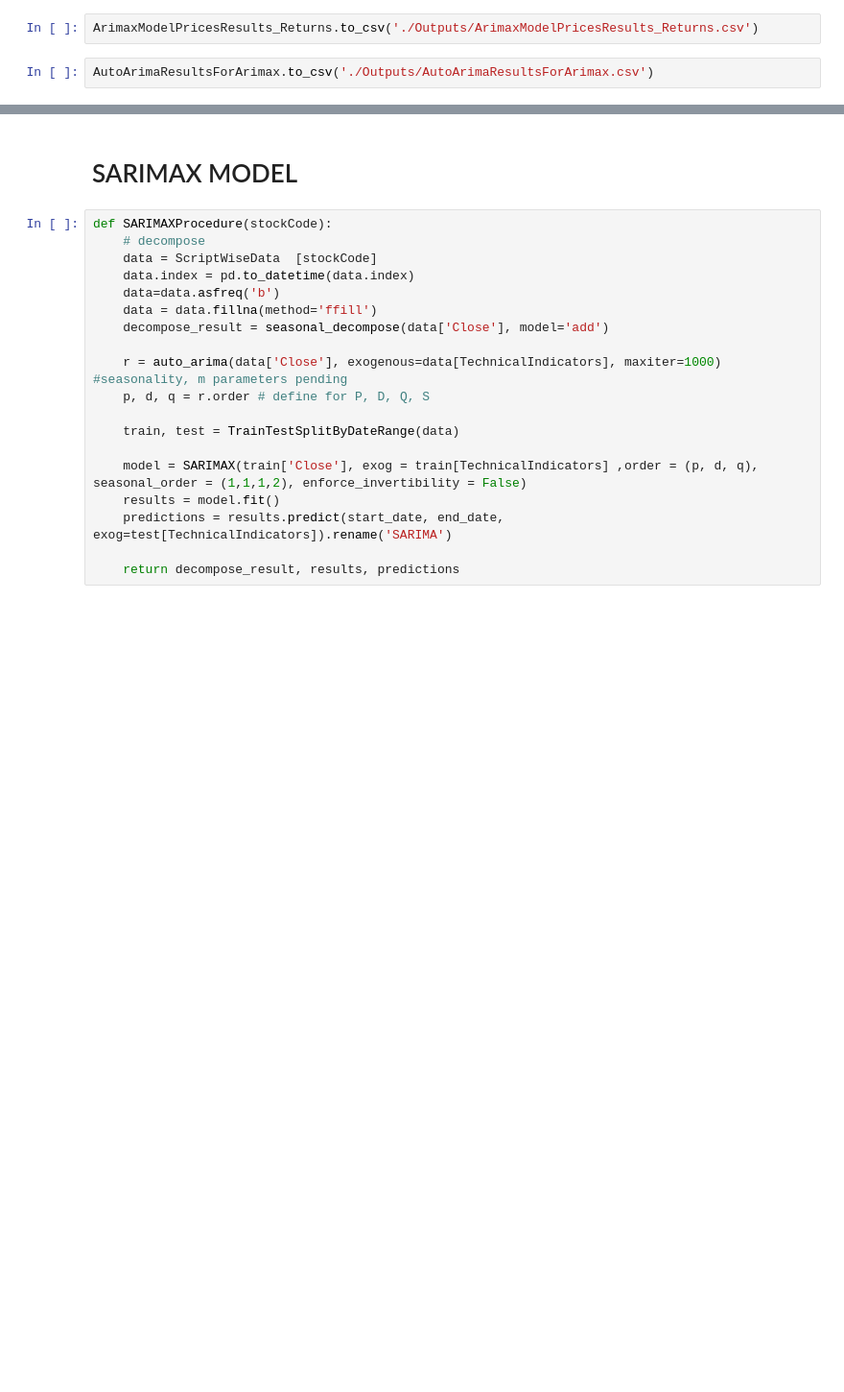
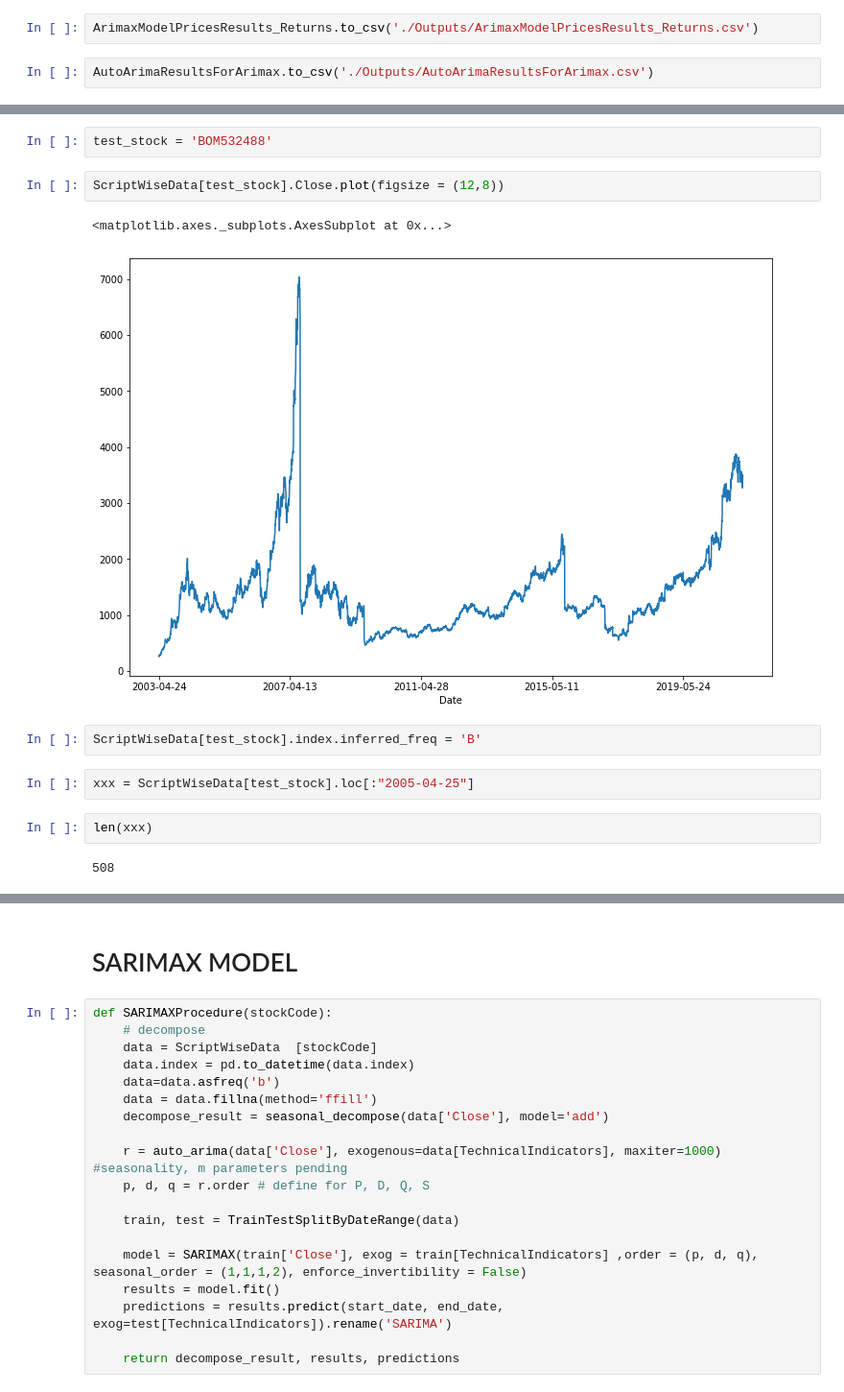
Before and after one commit to acamit/DataScience, a Jupyter notebook: Thesis work/Code/Thesis_Implementation Models.ipynb, the cells around one changed output, grey strips where cells are left out. Shown at 96% size. Cells and saved outputs as stored; diff of their text form; blank space fills up the shorter version.

```diff
--- a/Thesis work/Code/Thesis_Implementation Models.ipynb
+++ b/Thesis work/Code/Thesis_Implementation Models.ipynb
@@ -794,0 +888,15 @@ AutoArimaResultsForArimax.to_csv('./Outputs/AutoArimaResultsForArimax.csv')
+# %%
+test_stock = 'BOM532488'
+# %%
+ScriptWiseData[test_stock].Close.plot(figsize = (12,8))
+# %% [output]
+<matplotlib.axes._subplots.AxesSubplot at 0x...>
+[figure, added]
+# %%
+ScriptWiseData[test_stock].index.inferred_freq = 'B'
+# %%
+xxx = ScriptWiseData[test_stock].loc[:"2005-04-25"]
+# %%
+len(xxx)
+# %% [output]
+508
```
Also changed, not shown: parts of 28 cells of this notebook.
